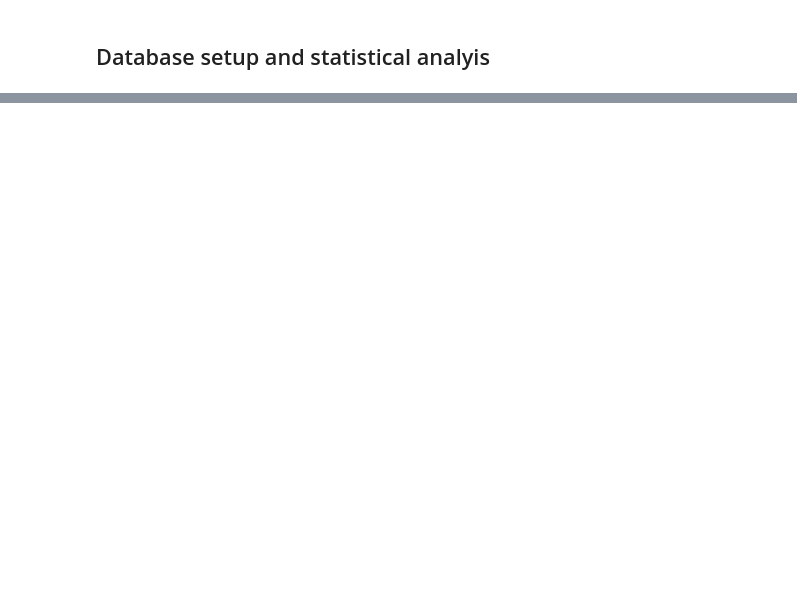
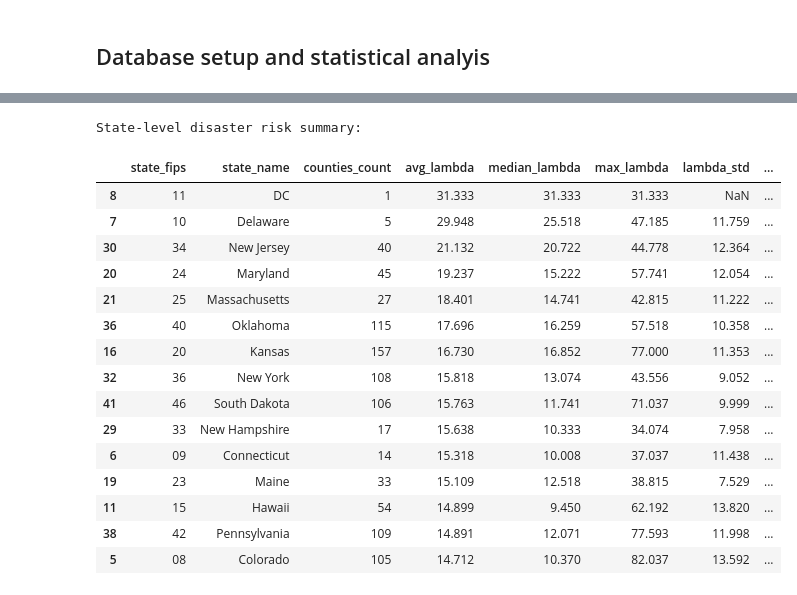
Before and after one commit to abdbtech/capstone, a Jupyter notebook: database_stats_breadboard.ipynb, the cells around one changed output, grey strips where cells are left out. Drawn from its saved outputs; the diff is of its cells as text; code cells hidden in the pictures; blank space fills up the shorter version.

```diff
--- a/database_stats_breadboard.ipynb
+++ b/database_stats_breadboard.ipynb
@@ -77,0 +422,42 @@ display(pivot_schema)
+# %%
+# Aggregate risk statistics by state
+state_risk_summary = poisson_risk_params.groupby(['state_fips', 'state_name']).agg({
+    'lambda_hat': ['count', 'mean', 'median', 'max', 'std'],
+    'total_events': 'sum',
+    'risk_category': lambda x: x.value_counts().to_dict()
+}).round(3)
+
+# Flatten column names
+state_risk_summary.columns = ['_'.join(col).strip() for col in state_risk_summary.columns]
+state_risk_summary = state_risk_summary.reset_index()
+
+# Rename for clarity
+state_risk_summary.rename(columns={
+    'lambda_hat_count': 'counties_count',
+    'lambda_hat_mean': 'avg_lambda',
+    'lambda_hat_median': 'median_lambda',
+    'lambda_hat_max': 'max_lambda',
+    'lambda_hat_std': 'lambda_std',
+    'total_events_sum': 'state_total_events'
+}, inplace=True)
+
+print("State-level disaster risk summary:")
+display(state_risk_summary.sort_values('avg_lambda', ascending=False).head(15))
+# %% [output]
+State-level disaster risk summary:
+|  | state_fips | state_name | counties_count | avg_lambda | median_lambda | max_lambda | lambda_std | ... |
+| 8 | 11 | DC | 1 | 31.333 | 31.333 | 31.333 | NaN | ... |
+| 7 | 10 | Delaware | 5 | 29.948 | 25.518 | 47.185 | 11.759 | ... |
+| 30 | 34 | New Jersey | 40 | 21.132 | 20.722 | 44.778 | 12.364 | ... |
+| 20 | 24 | Maryland | 45 | 19.237 | 15.222 | 57.741 | 12.054 | ... |
+| 21 | 25 | Massachusetts | 27 | 18.401 | 14.741 | 42.815 | 11.222 | ... |
+| 36 | 40 | Oklahoma | 115 | 17.696 | 16.259 | 57.518 | 10.358 | ... |
+| 16 | 20 | Kansas | 157 | 16.730 | 16.852 | 77.000 | 11.353 | ... |
+| 32 | 36 | New York | 108 | 15.818 | 13.074 | 43.556 | 9.052 | ... |
+| 41 | 46 | South Dakota | 106 | 15.763 | 11.741 | 71.037 | 9.999 | ... |
+| 29 | 33 | New Hampshire | 17 | 15.638 | 10.333 | 34.074 | 7.958 | ... |
+| 6 | 09 | Connecticut | 14 | 15.318 | 10.008 | 37.037 | 11.438 | ... |
+| 19 | 23 | Maine | 33 | 15.109 | 12.518 | 38.815 | 7.529 | ... |
+| 11 | 15 | Hawaii | 54 | 14.899 | 9.450 | 62.192 | 13.820 | ... |
+| 38 | 42 | Pennsylvania | 109 | 14.891 | 12.071 | 77.593 | 11.998 | ... |
+| 5 | 08 | Colorado | 105 | 14.712 | 10.370 | 82.037 | 13.592 | ... |
```
Also changed, not shown: parts of 20 cells of this notebook, 5 other files.
